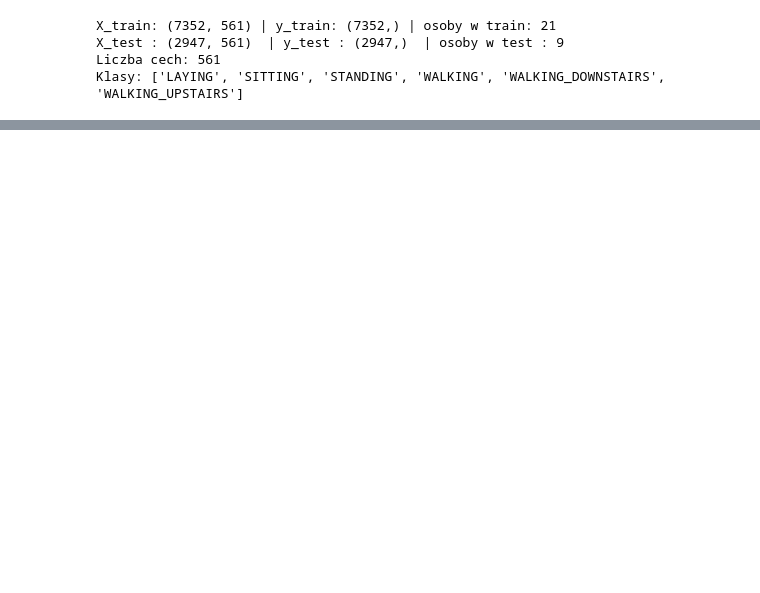
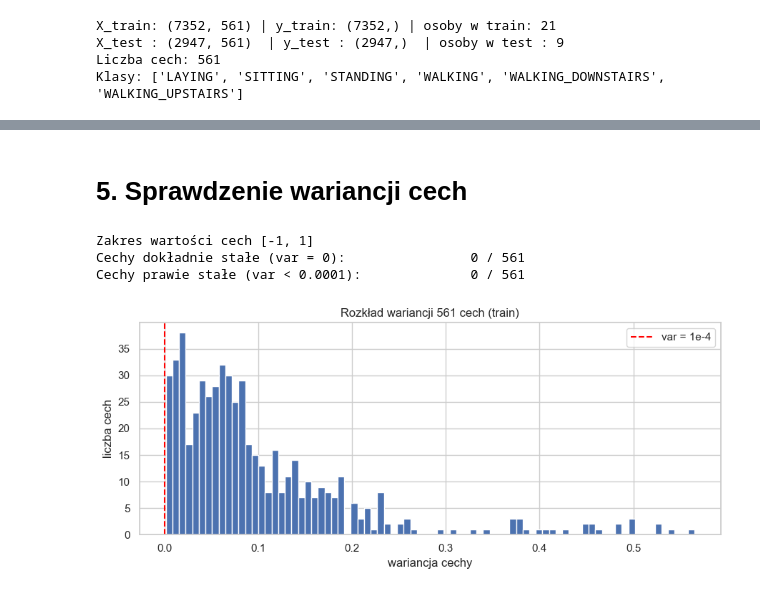
Before and after one commit to moonrnr/har-models-comparison, a Jupyter notebook: notebooks/01_data_exploration.ipynb, the cells around one changed output, grey strips where cells are left out. Saved outputs shown, nothing was run; the diff lists cells and outputs as text; code cells hidden in the pictures; blank space fills up the shorter version.

```diff
--- a/notebooks/01_data_exploration.ipynb
+++ b/notebooks/01_data_exploration.ipynb
@@ -101,0 +338,41 @@ Część wspólna (powinna być pusta): set()
+# %% [markdown]
+# 5. Sprawdzenie wariancji cech
+# %%
+from sklearn.feature_selection import VarianceThreshold
+
+# Ile cech jest stałych
+vt0 = VarianceThreshold(threshold=0.0)
+vt0.fit(X_train)
+n_constant = np.logical_not(vt0.get_support()).sum()
+
+# Ile cech jest prawie stałych
+n_near_constant_threshold = 1e-4
+vt_low = VarianceThreshold(threshold=n_near_constant_threshold)
+vt_low.fit(X_train)
+n_near_constant = np.logical_not(vt_low.get_support()).sum()
+
+print("Zakres wartości cech [-1, 1]")
+print(f"Cechy dokładnie stałe (var = 0): \t\t{n_constant} / {X_train.shape[1]}")
+print(
+    f"Cechy prawie stałe (var < {n_near_constant_threshold}): \t\t{n_near_constant} / {X_train.shape[1]}"
+)
+
+variances = X_train.var(axis=0)
+fig, ax = plt.subplots(figsize=(9, 4))
+ax.hist(variances, bins=80, color="#4C72B0", edgecolor="white")
+ax.axvline(n_near_constant_threshold, color="red", linestyle="--", label="var = 1e-4")
+ax.set_xlabel("wariancja cechy")
+ax.set_ylabel("liczba cech")
+ax.set_title("Rozkład wariancji 561 cech (train)")
+ax.legend()
+plt.tight_layout()
+if FIGURES_DIR.exists():
+    fig.savefig(
+        FIGURES_DIR / "01_05_feature_variance.png", dpi=150, bbox_inches="tight"
+    )
+plt.show()
+# %% [output]
+Zakres wartości cech [-1, 1]
+Cechy dokładnie stałe (var = 0):                0 / 561
+Cechy prawie stałe (var < 0.0001):              0 / 561
+[figure, added]
```
Also changed, not shown: parts of 15 cells of this notebook, 10 other files.
